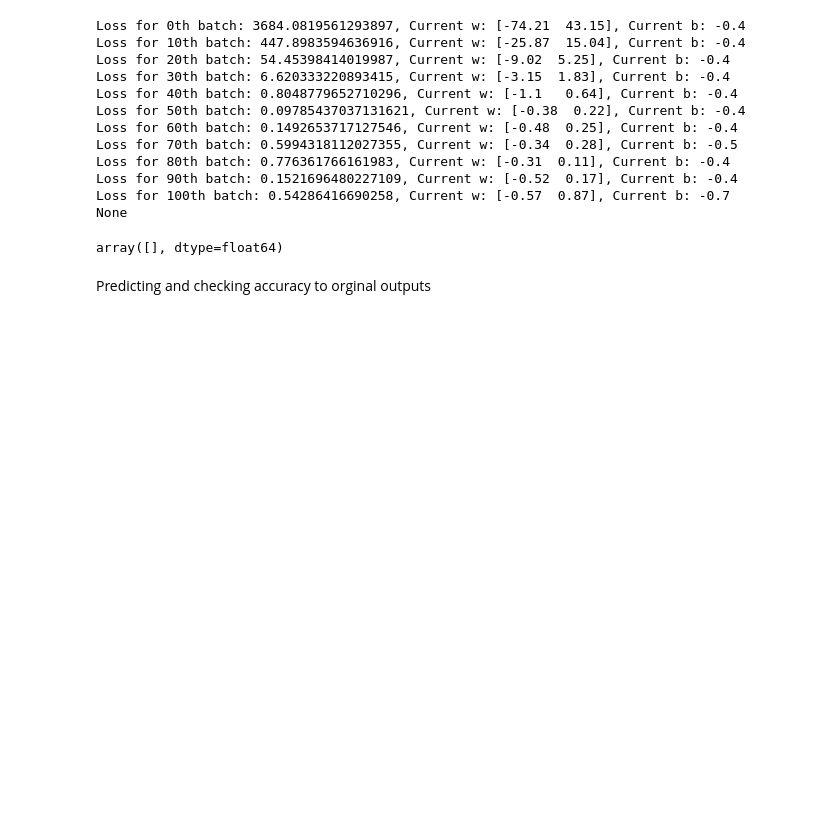
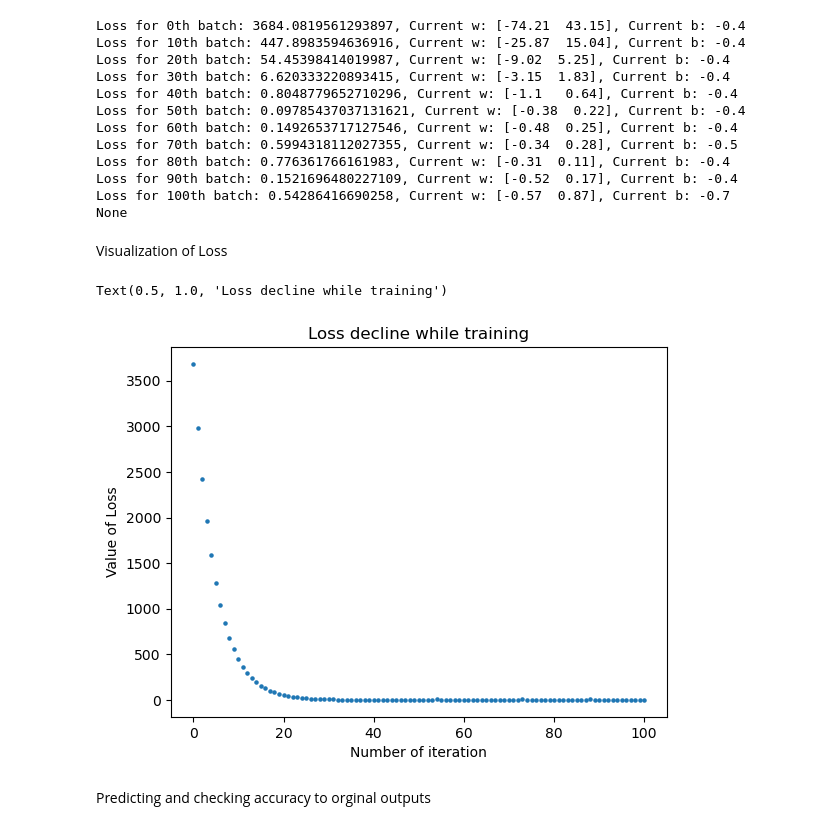
Before and after one commit to JestemSikora/My-SVM-Implementation, a Jupyter notebook: main.ipynb, the cells around one changed output. Drawn from its saved outputs; the diff is of its cells as text; code cells hidden in the pictures; blank space fills up the shorter version.

```diff
--- a/main.ipynb
+++ b/main.ipynb
@@ -63,10 +63,22 @@ Loss for 80th batch: 0.776361766161983, Current w: [-0.31  0.11], Current b: -0.
 Loss for 90th batch: 0.1521696480227109, Current w: [-0.52  0.17], Current b: -0.4
 Loss for 100th batch: 0.54286416690258, Current w: [-0.57  0.87], Current b: -0.7
 None
+# %% [markdown]
+Visualization of Loss
 # %%
-model_1.loss_array
+array_of_loss = model_1.loss_array
+array_of_loss
+
+batch = array_of_loss.keys()
+loss_value = array_of_loss.values()
+
+plt.scatter(batch, loss_value, s=5)
+plt.xlabel('Number of iteration')
+plt.ylabel('Value of Loss')
+plt.title('Loss decline while training')
 # %% [output]
-array([], dtype=float64)
+Text(0.5, 1.0, 'Loss decline while training')
+[figure, added]
 # %% [markdown]
 Predicting and checking accuracy to orginal outputs
 # %%
```
Also changed, not shown: parts of 2 cells of this notebook, 1 other file.
